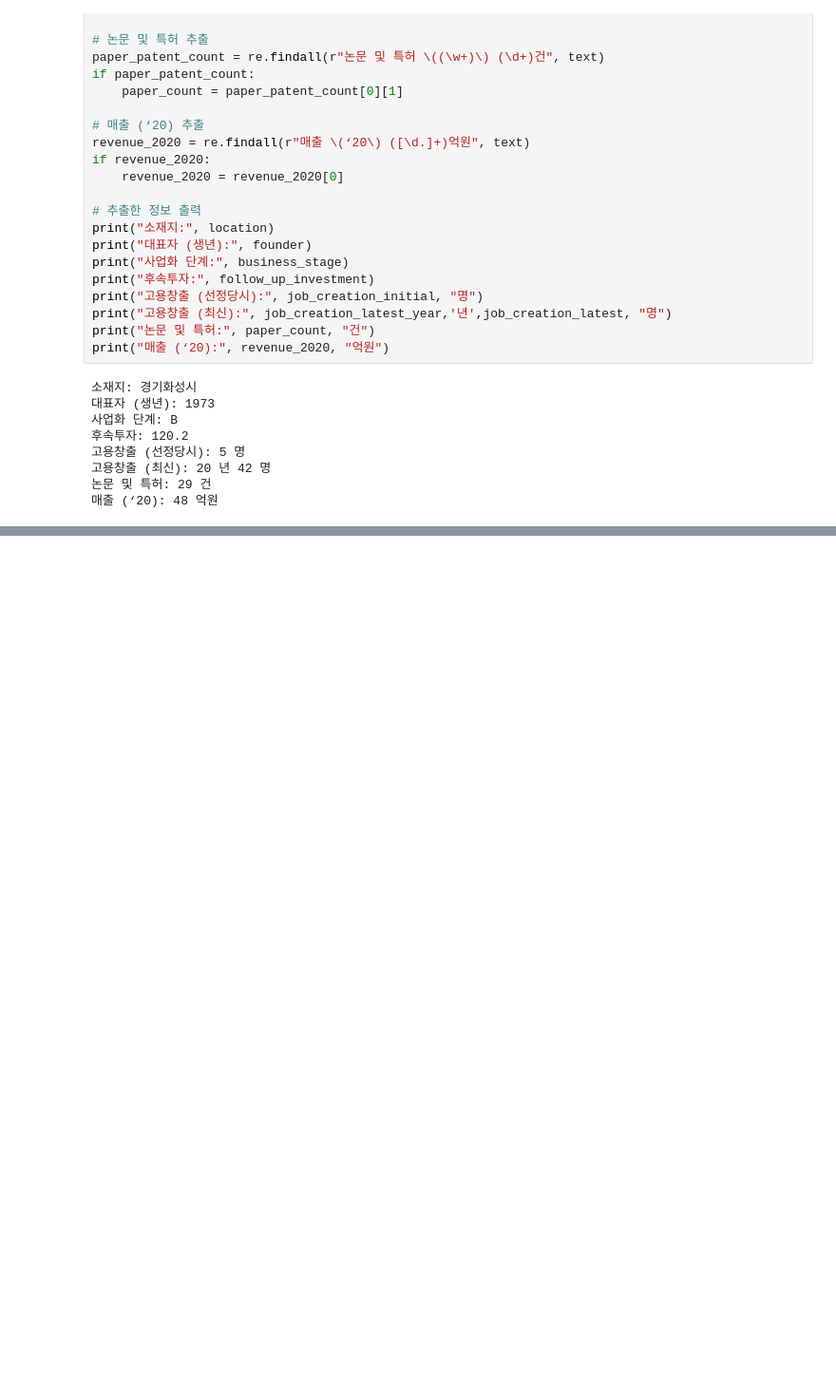
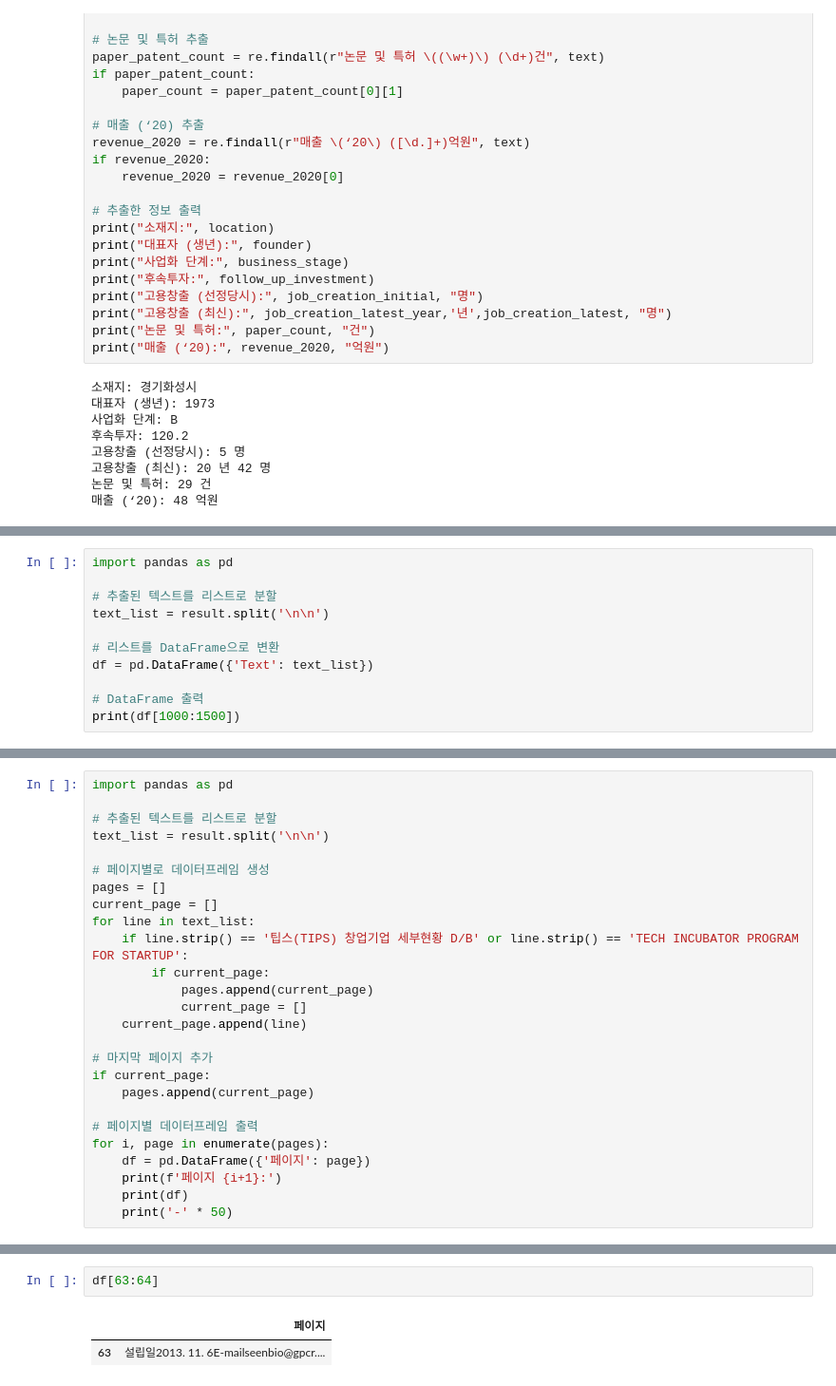
Before and after one commit to joony0512/HTML_CSS, a Jupyter notebook: Word_Crawling.ipynb, the cells around one changed output, grey strips where cells are left out. Shown at 95% size. Drawn from its saved outputs; the diff is of its cells as text; blank space fills up the shorter version.

```diff
--- a/Word_Crawling.ipynb
+++ b/Word_Crawling.ipynb
@@ -130,0 +429,11 @@ print("매출 (‘20):", revenue_2020, "억원")
+# %%
+import pandas as pd
+
+# 추출된 텍스트를 리스트로 분할
+text_list = result.split('\n\n')
+
+# 리스트를 DataFrame으로 변환
+df = pd.DataFrame({'Text': text_list})
+
+# DataFrame 출력
+print(df[1000:1500])
@@ -130,0 +514,26 @@ print("매출 (‘20):", revenue_2020, "억원")
+# %%
+import pandas as pd
+
+# 추출된 텍스트를 리스트로 분할
+text_list = result.split('\n\n')
+
+# 페이지별로 데이터프레임 생성
+pages = []
+current_page = []
+for line in text_list:
+    if line.strip() == '팁스(TIPS) 창업기업 세부현황 D/B' or line.strip() == 'TECH INCUBATOR PROGRAM FOR STARTUP':
+        if current_page:
+            pages.append(current_page)
+            current_page = []
+    current_page.append(line)
+
+# 마지막 페이지 추가
+if current_page:
+    pages.append(current_page)
+
+# 페이지별 데이터프레임 출력
+for i, page in enumerate(pages):
+    df = pd.DataFrame({'페이지': page})
+    print(f'페이지 {i+1}:')
+    print(df)
+    print('-' * 50)
@@ -130,0 +558,5 @@ print("매출 (‘20):", revenue_2020, "억원")
+# %%
+df[63:64]
+# %% [output]
+|  | 페이지 |
+| 63 | 설립일2013. 11. 6E-mailseenbio@gpcr.... |
```
Also changed, not shown: parts of 31 cells of this notebook.
